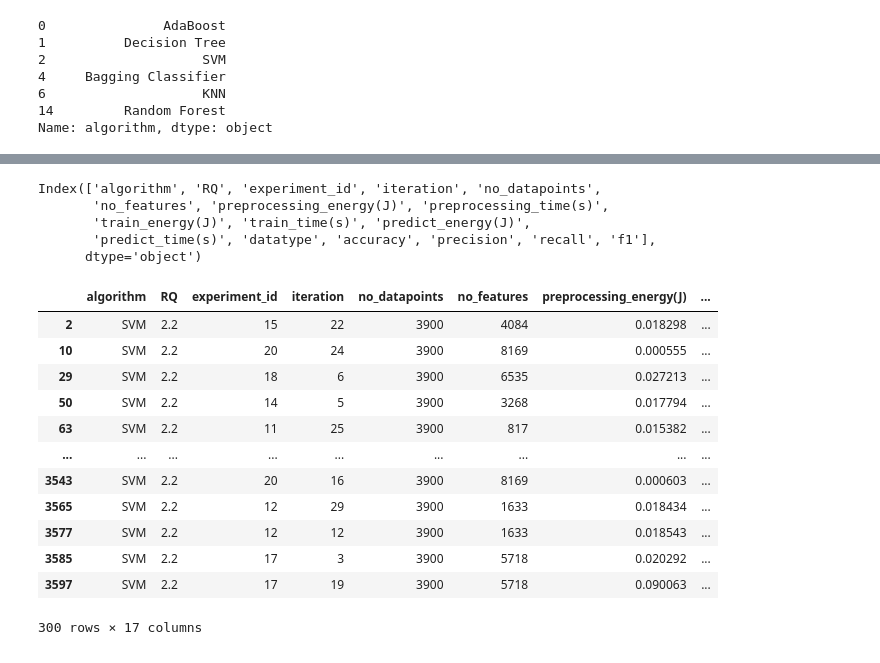
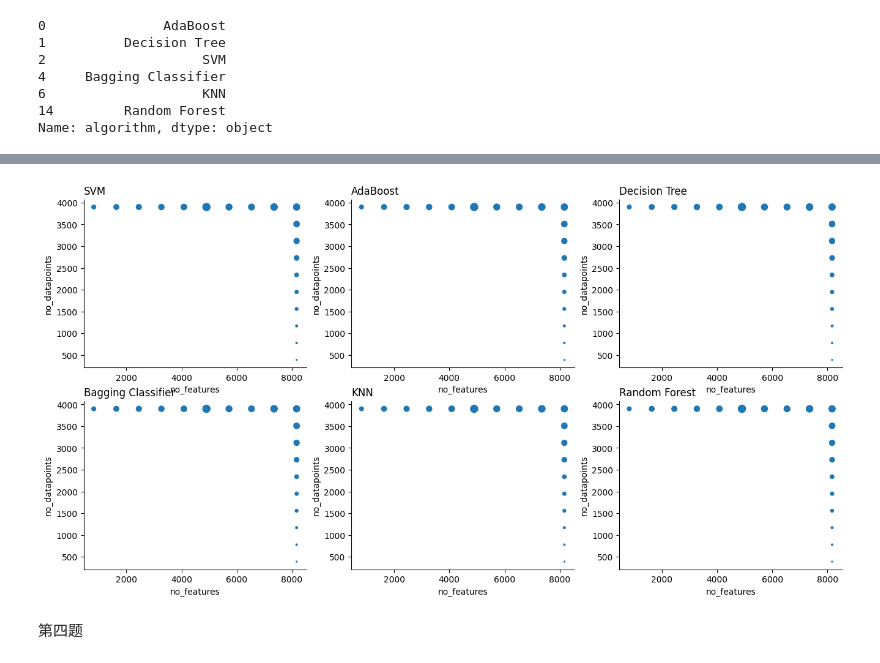
Before and after one commit to kikyo01/info250, a Jupyter notebook: project1/project1.ipynb, the cells around one changed output, grey strips where cells are left out. Saved outputs shown, nothing was run; the diff lists cells and outputs as text; code cells hidden in the pictures.

```diff
--- a/project1/project1.ipynb
+++ b/project1/project1.ipynb
@@ -223,25 +151,12 @@ plot_scatter(12,x,y)
-# %%
-df.index
-df.columns
-# %% [output]
-Index(['algorithm', 'RQ', 'experiment_id', 'iteration', 'no_datapoints',
-       'no_features', 'preprocessing_energy(J)', 'preprocessing_time(s)',
-       'train_energy(J)', 'train_time(s)', 'predict_energy(J)',
-       'predict_time(s)', 'datatype', 'accuracy', 'precision', 'recall', 'f1'],
-      dtype='object')
-# %%
-df[(df["algorithm"]=="SVM")&(df["RQ"]==2.2)]
-# %% [output]
-|  | algorithm | RQ | experiment_id | iteration | no_datapoints | no_features | preprocessing_energy(J) | ... |
-| 2 | SVM | 2.2 | 15 | 22 | 3900 | 4084 | 0.018298 | ... |
-| 10 | SVM | 2.2 | 20 | 24 | 3900 | 8169 | 0.000555 | ... |
-| 29 | SVM | 2.2 | 18 | 6 | 3900 | 6535 | 0.027213 | ... |
-| 50 | SVM | 2.2 | 14 | 5 | 3900 | 3268 | 0.017794 | ... |
-| 63 | SVM | 2.2 | 11 | 25 | 3900 | 817 | 0.015382 | ... |
-| ... | ... | ... | ... | ... | ... | ... | ... | ... |
-| 3543 | SVM | 2.2 | 20 | 16 | 3900 | 8169 | 0.000603 | ... |
-| 3565 | SVM | 2.2 | 12 | 29 | 3900 | 1633 | 0.018434 | ... |
-| 3577 | SVM | 2.2 | 12 | 12 | 3900 | 1633 | 0.018543 | ... |
-| 3585 | SVM | 2.2 | 17 | 3 | 3900 | 5718 | 0.020292 | ... |
-| 3597 | SVM | 2.2 | 17 | 19 | 3900 | 5718 | 0.090063 | ... |
-300 rows × 17 columns
+# %%
+plt = plt.figure(figsize=(16, 8), dpi=100)
+plot_scatter(1,"SVM")
+plot_scatter(2,"AdaBoost")
+plot_scatter(3,"Decision Tree")
+plot_scatter(4,"Bagging Classifier")
+plot_scatter(5,"KNN")
+plot_scatter(6,"Random Forest")
+# %% [output]
+[figure, added]
+# %% [markdown]
+第四题
```
Also changed, not shown: parts of 16 cells of this notebook.
